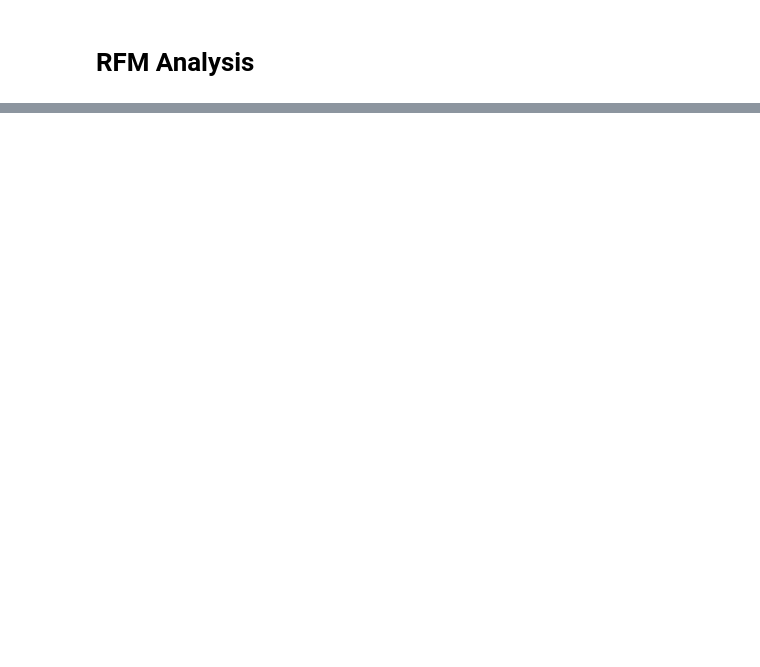
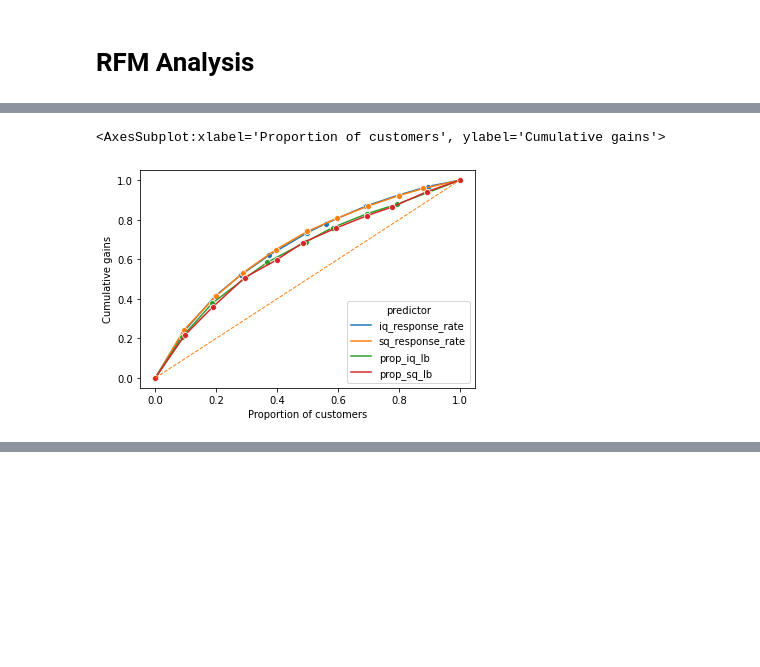
Before and after one commit to sauravjayan/Intuit-Quickbooks, a Jupyter notebook: intuit.ipynb, the cells around one changed output, grey strips where cells are left out. Drawn from its saved outputs; the diff is of its cells as text; code cells hidden in the pictures; blank space fills up the shorter version.

```diff
--- a/intuit.ipynb
+++ b/intuit.ipynb
@@ -223,0 +334,22 @@ As expected last(recency), numords(frequency), and dollars(monetary) variables h
+# %%
+#Response rate per bin for iq
+x= intuit_test.groupby('rfm_iq')['res1_yes'].agg(n_users="count", n_response=sum)
+x['iq_response_rate']= x['n_response']/x['n_users']
+intuit_test= intuit_test.merge(x['iq_response_rate'], on='rfm_iq')
+# %%
+#Response rate per bin for sq
+x= intuit_test.groupby('rfm_sq')['res1_yes'].agg(n_users="count", n_response=sum)
+x['sq_response_rate']= x['n_response']/x['n_users']
+intuit_test= intuit_test.merge(x['sq_response_rate'], on='rfm_sq')
+# %%
+#Response rate per bin for lower iq
+intuit_test= intuit_test.merge(intuit_lbiq[['prop_iq_lb','rfm_iq']], on='rfm_iq')
+# %%
+#Response rate per bin for lower sq
+intuit_test= intuit_test.merge(intuit_lbsq[['prop_sq_lb','rfm_sq']], on='rfm_sq')
+# %%
+#Gains chart
+rsm.gains_plot(df=intuit_test, rvar='res1_yes', lev=1, pred= ['iq_response_rate','sq_response_rate','prop_iq_lb','prop_sq_lb'], qnt=10, marker="o")
+# %% [output]
+<AxesSubplot:xlabel='Proportion of customers', ylabel='Cumulative gains'>
+[figure, added]
```
Also changed, not shown: parts of 19 cells of this notebook, 1 other file.
